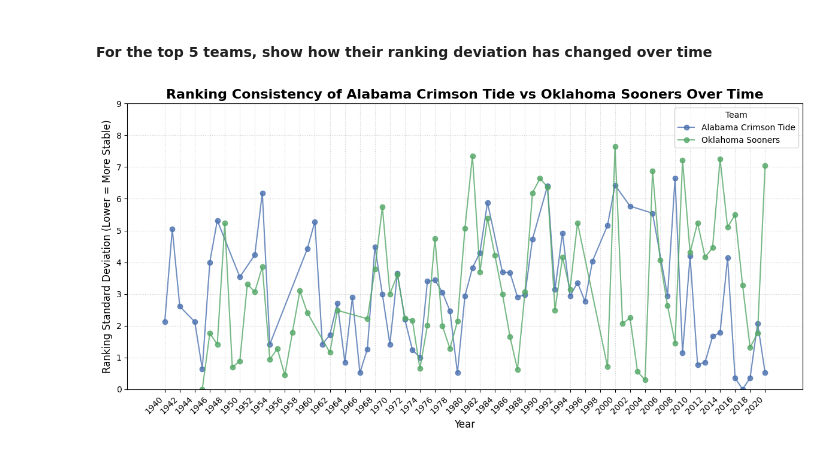
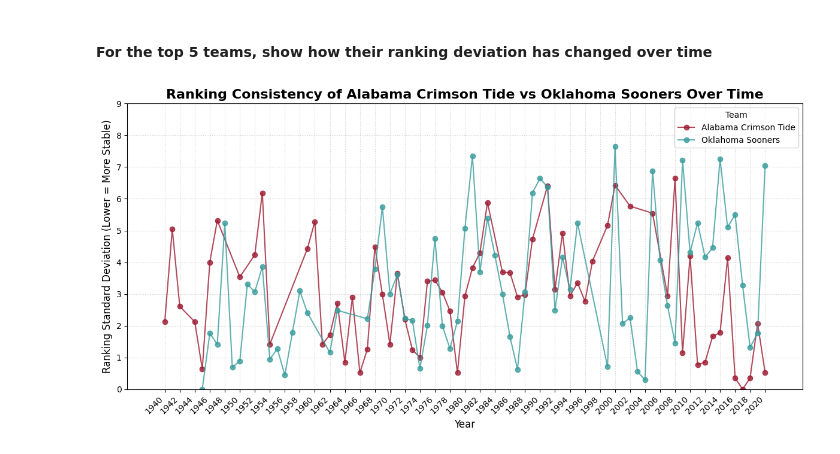
Before and after one commit to 110325-Data-Foundations/Week4ProjectGroup1, a Jupyter notebook: data_analysis.ipynb, the cells around one changed output. Cells and saved outputs as stored; diff of their text form; code cells hidden in the pictures.

```diff
--- a/data_analysis.ipynb
+++ b/data_analysis.ipynb
@@ -291,6 +317,12 @@ plt.show()
 # %% [markdown]
 #### For the top 5 teams, show how their ranking deviation has changed over time
 # %%
+
+team_colors_for_plot = {
+    'Alabama Crimson Tide': '#9E1B32', # Crimson
+    'Oklahoma Sooners': '#399C9D'      # Using a distinct, darker green/cream contrast shade for visibility
+}
+
 # Filter data to include only the top 2 teams for focused comparison
 comparison_teams_df = ranking_stdev_df[ranking_stdev_df['team_name'].isin(top_2_team_names)]
 
@@ -302,32 +334,45 @@ comparison_teams_df = comparison_teams_df[
     (comparison_teams_df['year'] >= start_year) & (comparison_teams_df['year'] <= end_year)
 ]
 
 plt.figure(figsize=(12, 6))
 plt.style.use('seaborn-v0_8-deep')
 
 # Plotting the time series for each team
 for team in top_2_team_names:
     team_data = comparison_teams_df[comparison_teams_df['team_name'] == team]
-    plt.plot(team_data['year'], team_data['ranking_stdev'], marker='o', linestyle='-', label=team, alpha=0.8)
+
+    # Get the specific team color from the dictionary
+    line_color = team_colors_for_plot.get(team, '#000000') # Default to black if color not found
+
+    # Apply the custom color to the plot
+    plt.plot(
+        team_data['year'],
+        team_data['ranking_stdev'],
+        marker='o',
+        linestyle='-',
+        label=team,
+        alpha=0.8,
+        color=line_color # Use the specific team color
+    )
 
 # Adding labels and title
 plt.xlabel('Year', fontsize=12)
 plt.ylabel('Ranking Standard Deviation (Lower = More Stable)', fontsize=12)
 plt.title(f'Ranking Consistency of {top_2_team_names[0]} vs {top_2_team_names[1]} Over Time', fontsize=16, fontweight='bold')
 
 # Add legend and grid
 plt.legend(title='Team', loc='upper right')
 plt.grid(True, linestyle=':', alpha=0.6)
 
 margin = 5
 
 # Set the limits of the x-axis to the range with margins
 plt.xlim(start_year - margin, end_year + margin)
 
 plt.xticks(np.arange(start_year, end_year + 1, 2), rotation=45, ha='right')
 
 plt.ylim(ymin=0, ymax=9)
 plt.tight_layout()
 plt.show()
 # %% [output]
-[figure, old version]
+[figure, new version]
```
Also changed, not shown: parts of 1 cell of this notebook.
